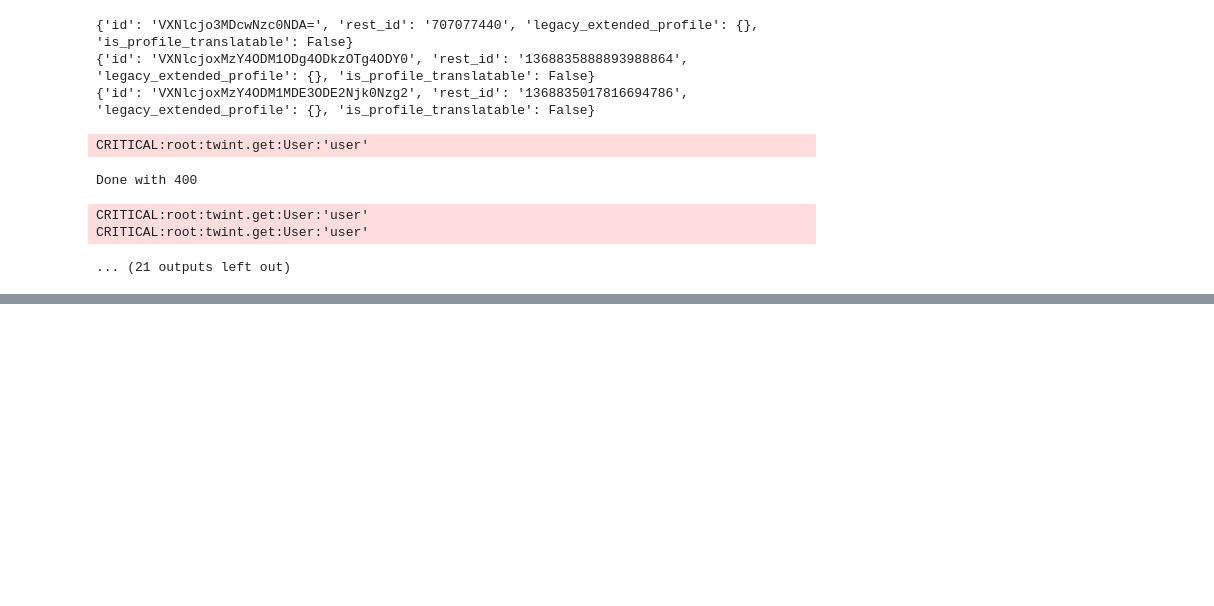
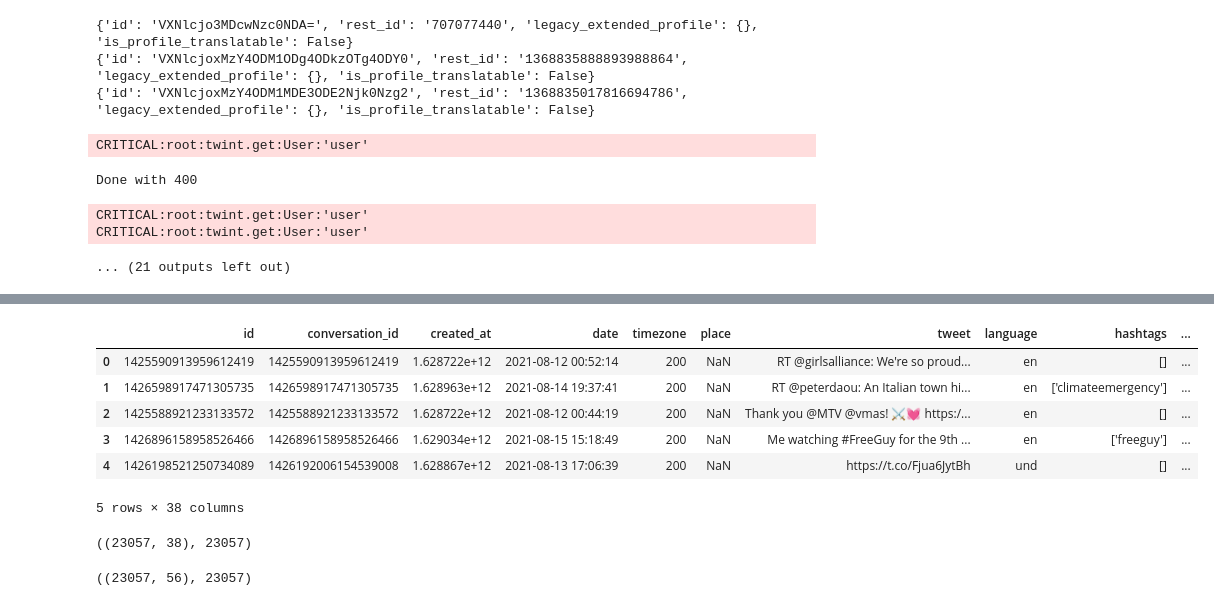
Before and after one commit to andreas-lloyd/course-data, a Jupyter notebook: twitter-exploration/downloading-data.ipynb, the cells around one changed output, grey strips where cells are left out. Drawn from its saved outputs; the diff is of its cells as text; code cells hidden in the pictures; blank space fills up the shorter version.

```diff
--- a/twitter-exploration/downloading-data.ipynb
+++ b/twitter-exploration/downloading-data.ipynb
@@ -105,0 +252,14 @@ results.to_csv(f'{users_downloaded_at}-{download_tweets_from}-{download_tweets_t
+# %%
+tweet_data.head()
+# %% [output]
+|  | id | conversation_id | created_at | date | timezone | place | tweet | language | hashtags | ... |
+| 0 | 1425590913959612419 | 1425590913959612419 | 1.628722e+12 | 2021-08-12 00:52:14 | 200 | NaN | RT @girlsalliance: We're so proud... | en | [] | ... |
+| 1 | 1426598917471305735 | 1426598917471305735 | 1.628963e+12 | 2021-08-14 19:37:41 | 200 | NaN | RT @peterdaou: An Italian town hi... | en | ['climateemergency'] | ... |
+| 2 | 1425588921233133572 | 1425588921233133572 | 1.628722e+12 | 2021-08-12 00:44:19 | 200 | NaN | Thank you @MTV @vmas! ⚔️💓 https:/... | en | [] | ... |
+| 3 | 1426896158958526466 | 1426896158958526466 | 1.629034e+12 | 2021-08-15 15:18:49 | 200 | NaN | Me watching #FreeGuy for the 9th ... | en | ['freeguy'] | ... |
+| 4 | 1426198521250734089 | 1426192006154539008 | 1.628867e+12 | 2021-08-13 17:06:39 | 200 | NaN | https://t.co/Fjua6JytBh | und | [] | ... |
+5 rows × 38 columns
+# %%
+tweet_data.shape, tweet_data.id.nunique()
+# %% [output]
+((23057, 38), 23057)
@@ -105,0 +268,4 @@ results.to_csv(f'{users_downloaded_at}-{download_tweets_from}-{download_tweets_t
+# %%
+combined_data.shape, combined_data.id.nunique()
+# %% [output]
+((23057, 56), 23057)
```
Also changed, not shown: parts of 15 cells of this notebook, 4 other files.
